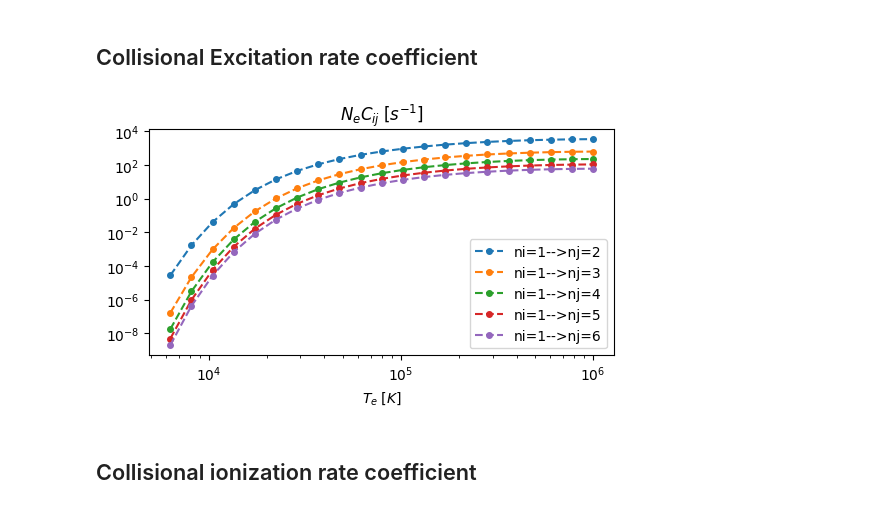
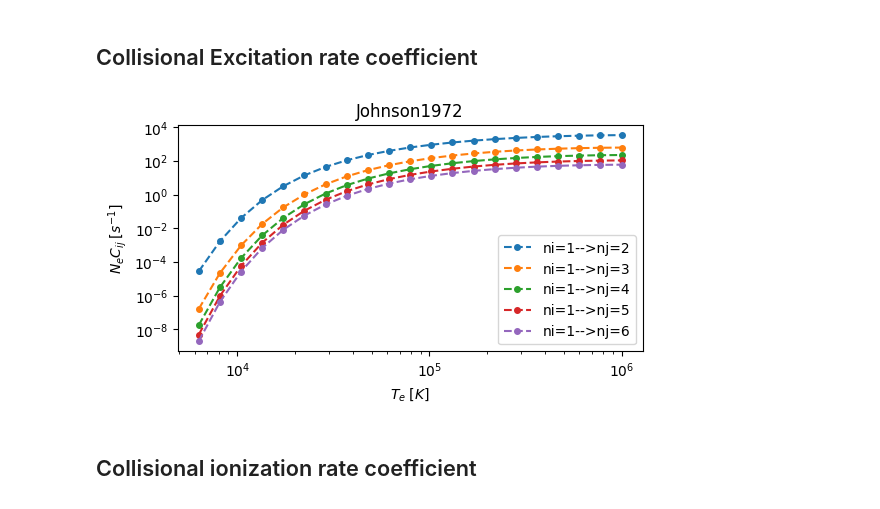
Before and after one commit to kouui/spectra-deprecated, a Jupyter notebook: notebooks/StatisticalEquilibrium/Hydrogen_atom.ipynb, the cells around one changed output. Cells and saved outputs as stored; diff of their text form; code cells hidden in the pictures.

```diff
--- a/notebooks/StatisticalEquilibrium/Hydrogen_atom.ipynb
+++ b/notebooks/StatisticalEquilibrium/Hydrogen_atom.ipynb
@@ -59,25 +59,26 @@ plt.show()
 # %%
 fig, ax = plt.subplots(1,1, figsize=(6,3), dpi=100)
 
 n = 21
 Te = np.logspace(3.8, 6, n)
 Ne = 1E11
 
 k = 6
 ni = 1
 for nj in range(ni+1, k+1):
     Cij = Hydrogen.CE_rate_coe(ni,nj,Te)
     ax.plot( Te, Ne*Cij, '--o', markersize=4, label=f"ni={ni}-->nj={nj}" )
 
 ax.legend(loc="best")
 ax.set_xscale("log")
 ax.set_yscale("log")
 
 ax.set_xlabel("$T_{e} \; [K]$")
 
-ax.set_title("$N_{e}C_{ij} \; [s^{-1}]$")
+ax.set_title("Johnson1972")
+ax.set_ylabel("$N_{e}C_{ij} \; [s^{-1}]$")
 plt.show()
 # %% [output]
-[figure, old version]
+[figure, new version]
 # %% [markdown]
 ## Collisional ionization rate coefficient
```
Also changed, not shown: parts of 15 cells of this notebook, 2 other files.
